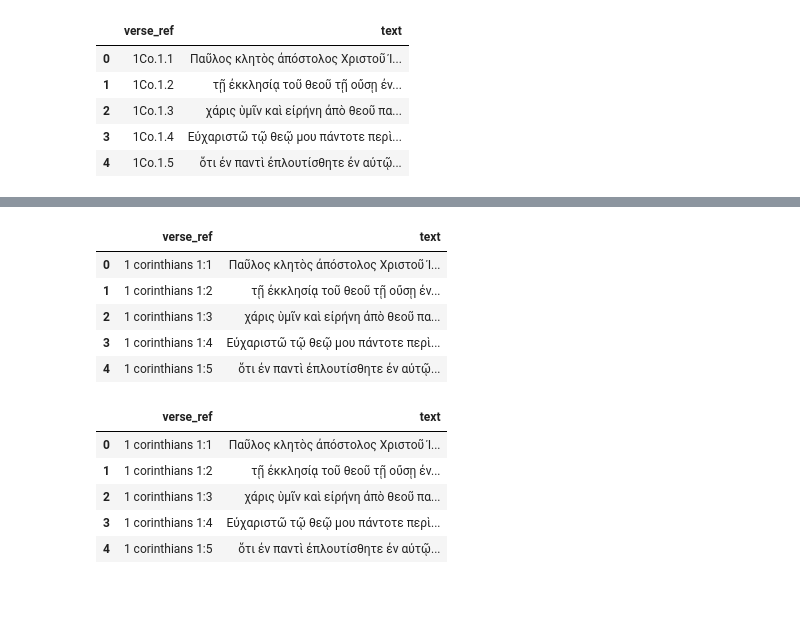
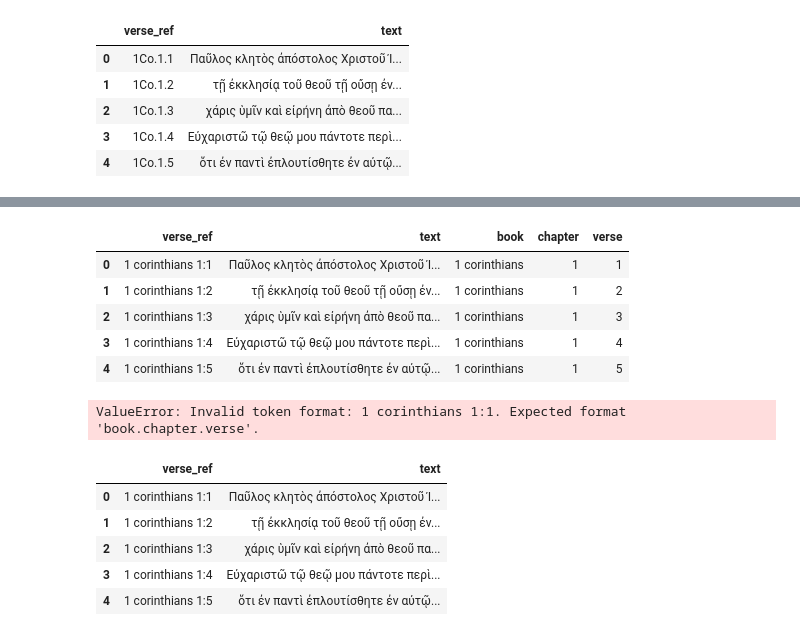
Before and after one commit to jonathanmh12/greek-semantic-ui, a Jupyter notebook: data-formatting.ipynb, the cells around one changed output, grey strips where cells are left out. Cells and saved outputs as stored; diff of their text form; code cells hidden in the pictures; blank space fills up the shorter version.

```diff
--- a/data-formatting.ipynb
+++ b/data-formatting.ipynb
@@ -196,3 +243,21 @@ verse_df.head()
 | 2 | 1Co.1.3 | χάρις ὑμῖν καὶ εἰρήνη ἀπὸ θεοῦ πα... |
 | 3 | 1Co.1.4 | Εὐχαριστῶ τῷ θεῷ μου πάντοτε περὶ... |
 | 4 | 1Co.1.5 | ὅτι ἐν παντὶ ἐπλουτίσθητε ἐν αὐτῷ... |
+# %%
+def get_normalized_reference_for_columns(token: str):
+    try:
+        book, chapter, verse = token.split('.')
+    except ValueError:
+        raise ValueError(f"Invalid token format: {token}. Expected format 'book.chapter.verse'.")
+    book = book.strip().lower()
+    book = reverse_book_aliases[book]
+    chapter = chapter.strip()
+    verse = verse.strip()
+    return book, chapter, verse
+
+def get_columns_from_reference(df):
+    df['book'], df['chapter'], df['verse'] = zip(*df['verse_ref'].apply(get_normalized_reference_for_columns))
+    return df
+
+nt_split_column_df = get_columns_from_reference(verse_df)
+nt_split_column_df.head()
@@ -199,25 +271,45 @@ verse_df.head()
 # %%
 def get_normalized_reference(token: str) -> str:
     try:
         book, chapter, verse = token.split('.')
     except ValueError:
         raise ValueError(f"Invalid token format: {token}. Expected format 'book.chapter.verse'.")
     book = book.strip().lower()
     book = reverse_book_aliases[book]
     chapter = chapter.strip()
     verse = verse.strip()
     return f"{book} {chapter}:{verse}"
 
 def get_normalized_reference_df(df: pd.DataFrame, column: str) -> pd.DataFrame:
     df[column] = df[column].apply(get_normalized_reference)
     return df
 
-nt_final_df = get_normalized_reference_df(verse_df, "verse_ref")
+nt_final_df = get_normalized_reference_df(nt_split_column_df, "verse_ref")
 nt_final_df.head()
 # %% [output]
-|  | verse_ref | text |
-| 0 | 1 corinthians 1:1 | Παῦλος κλητὸς ἀπόστολος Χριστοῦ Ἰ... |
-| 1 | 1 corinthians 1:2 | τῇ ἐκκλησίᾳ τοῦ θεοῦ τῇ οὔσῃ ἐν... |
-| 2 | 1 corinthians 1:3 | χάρις ὑμῖν καὶ εἰρήνη ἀπὸ θεοῦ πα... |
-| 3 | 1 corinthians 1:4 | Εὐχαριστῶ τῷ θεῷ μου πάντοτε περὶ... |
-| 4 | 1 corinthians 1:5 | ὅτι ἐν παντὶ ἐπλουτίσθητε ἐν αὐτῷ... |
+|  | verse_ref | text | book | chapter | verse |
+| 0 | 1 corinthians 1:1 | Παῦλος κλητὸς ἀπόστολος Χριστοῦ Ἰ... | 1 corinthians | 1 | 1 |
+| 1 | 1 corinthians 1:2 | τῇ ἐκκλησίᾳ τοῦ θεοῦ τῇ οὔσῃ ἐν... | 1 corinthians | 1 | 2 |
+| 2 | 1 corinthians 1:3 | χάρις ὑμῖν καὶ εἰρήνη ἀπὸ θεοῦ πα... | 1 corinthians | 1 | 3 |
+| 3 | 1 corinthians 1:4 | Εὐχαριστῶ τῷ θεῷ μου πάντοτε περὶ... | 1 corinthians | 1 | 4 |
+| 4 | 1 corinthians 1:5 | ὅτι ἐν παντὶ ἐπλουτίσθητε ἐν αὐτῷ... | 1 corinthians | 1 | 5 |
+# %%
+def get_normalized_reference_for_columns(token: str):
+    try:
+        book, chapter, verse = token.split('.')
+    except ValueError:
+        raise ValueError(f"Invalid token format: {token}. Expected format 'book.chapter.verse'.")
+    book = book.strip().lower()
+    book = reverse_book_aliases[book]
+    chapter = chapter.strip()
+    verse = verse.strip()
+    return book, chapter, verse
+
+def get_columns_from_reference(df):
+    df['book'], df['chapter'], df['verse'] = zip(*df['verse_ref'].apply(get_normalized_reference_for_columns))
+    return df
+
+nt_split_column_df = get_columns_from_reference(verse_df)
+nt_split_column_df.head()
+# %% [output]
+ValueError: Invalid token format: 1 corinthians 1:1. Expected format 'book.chapter.verse'.
```
Also changed, not shown: parts of 10 cells of this notebook, 4 other files.
